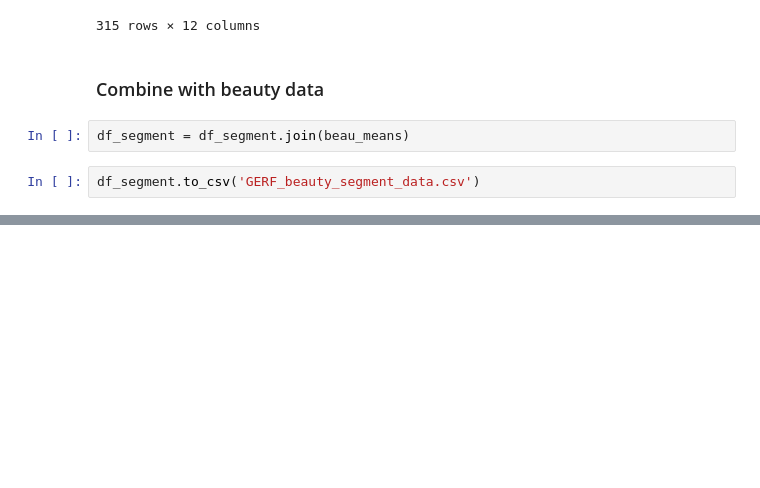
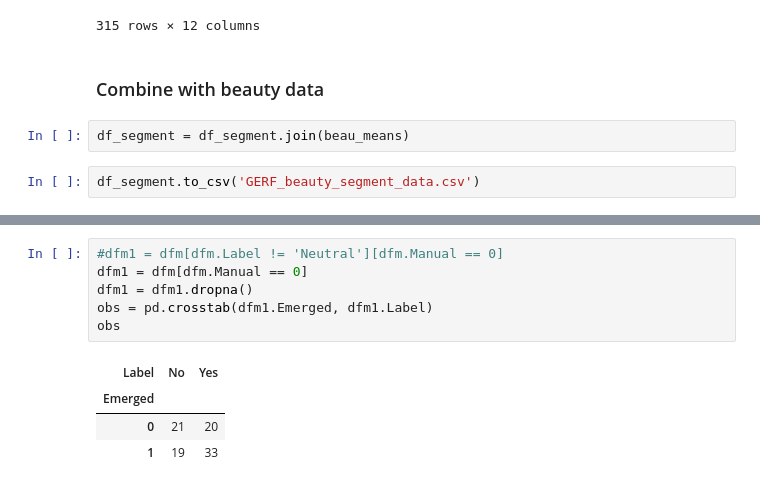
Before and after one commit to Synch-Live/DataAnalysis2022, a Jupyter notebook: analysis/playground.ipynb, the cells around one changed output, grey strips where cells are left out. Drawn from its saved outputs; the diff is of its cells as text; blank space fills up the shorter version.

```diff
--- a/analysis/playground.ipynb
+++ b/analysis/playground.ipynb
@@ -548,0 +629,11 @@ df_segment.to_csv('GERF_beauty_segment_data.csv')
+# %%
+#dfm1 = dfm[dfm.Label != 'Neutral'][dfm.Manual == 0]
+dfm1 = dfm[dfm.Manual == 0]
+dfm1 = dfm1.dropna()
+obs = pd.crosstab(dfm1.Emerged, dfm1.Label)
+obs
+# %% [output]
+| Label | No | Yes |
+| Emerged |  |  |
+| 0 | 21 | 20 |
+| 1 | 19 | 33 |
```
Also changed, not shown: parts of 13 cells of this notebook, 6 other files.
